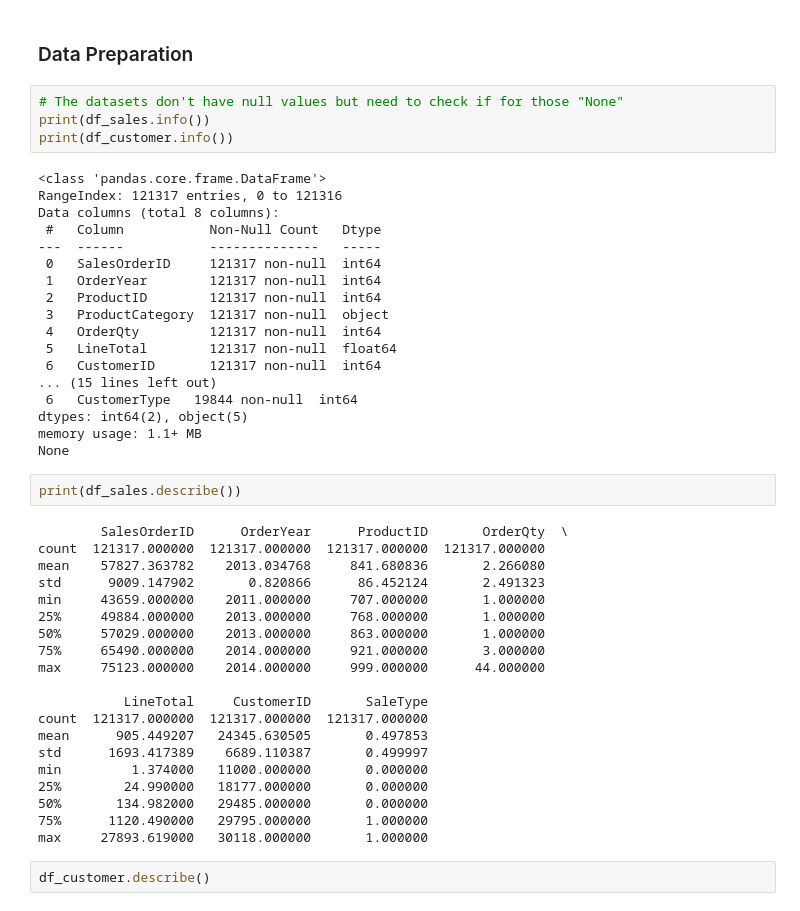
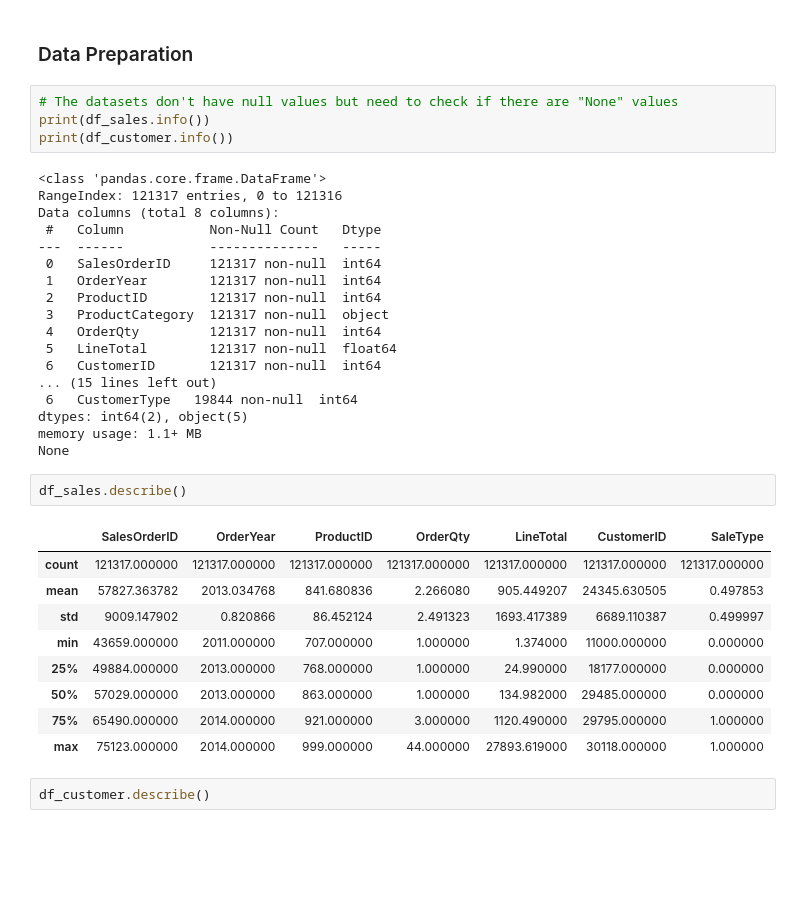
Before and after one commit to dsprincess/python-projects, a Jupyter notebook: Clustering_Customer_Segmentation_AW2022/taskupdated.ipynb, the cells around one changed output. Saved outputs shown, nothing was run; the diff lists cells and outputs as text; blank space fills up the shorter version.

```diff
--- a/Clustering_Customer_Segmentation_AW2022/taskupdated.ipynb
+++ b/Clustering_Customer_Segmentation_AW2022/taskupdated.ipynb
@@ -93,7 +94,7 @@ engine.dispose()
 # %% [markdown]
 ### Data Preparation
 # %%
-# The datasets don't have null values but need to check if for those "None"
+# The datasets don't have null values but need to check if there are "None" values
 print(df_sales.info())
 print(df_customer.info())
 # %% [output]
@@ -114,28 +115,18 @@ Data columns (total 8 columns):
 dtypes: int64(2), object(5)
 memory usage: 1.1+ MB
 None
-# %%
-print(df_sales.describe())
-# %% [output]
-        SalesOrderID      OrderYear      ProductID       OrderQty  \
-count  121317.000000  121317.000000  121317.000000  121317.000000
-mean    57827.363782    2013.034768     841.680836       2.266080
-std      9009.147902       0.820866      86.452124       2.491323
-min     43659.000000    2011.000000     707.000000       1.000000
-25%     49884.000000    2013.000000     768.000000       1.000000
-50%     57029.000000    2013.000000     863.000000       1.000000
-75%     65490.000000    2014.000000     921.000000       3.000000
-max     75123.000000    2014.000000     999.000000      44.000000
-
-           LineTotal     CustomerID       SaleType
-count  121317.000000  121317.000000  121317.000000
-mean      905.449207   24345.630505       0.497853
-std      1693.417389    6689.110387       0.499997
-min         1.374000   11000.000000       0.000000
-25%        24.990000   18177.000000       0.000000
-50%       134.982000   29485.000000       0.000000
-75%      1120.490000   29795.000000       1.000000
-max     27893.619000   30118.000000       1.000000
+# %%
+df_sales.describe()
+# %% [output]
+|  | SalesOrderID | OrderYear | ProductID | OrderQty | LineTotal | CustomerID | SaleType |
+| count | 121317.000000 | 121317.000000 | 121317.000000 | 121317.000000 | 121317.000000 | 121317.000000 | 121317.000000 |
+| mean | 57827.363782 | 2013.034768 | 841.680836 | 2.266080 | 905.449207 | 24345.630505 | 0.497853 |
+| std | 9009.147902 | 0.820866 | 86.452124 | 2.491323 | 1693.417389 | 6689.110387 | 0.499997 |
+| min | 43659.000000 | 2011.000000 | 707.000000 | 1.000000 | 1.374000 | 11000.000000 | 0.000000 |
+| 25% | 49884.000000 | 2013.000000 | 768.000000 | 1.000000 | 24.990000 | 18177.000000 | 0.000000 |
+| 50% | 57029.000000 | 2013.000000 | 863.000000 | 1.000000 | 134.982000 | 29485.000000 | 0.000000 |
+| 75% | 65490.000000 | 2014.000000 | 921.000000 | 3.000000 | 1120.490000 | 29795.000000 | 1.000000 |
+| max | 75123.000000 | 2014.000000 | 999.000000 | 44.000000 | 27893.619000 | 30118.000000 | 1.000000 |
 # %%
 df_customer.describe()
 # %% [output]
```
Also changed, not shown: parts of 33 cells of this notebook.
